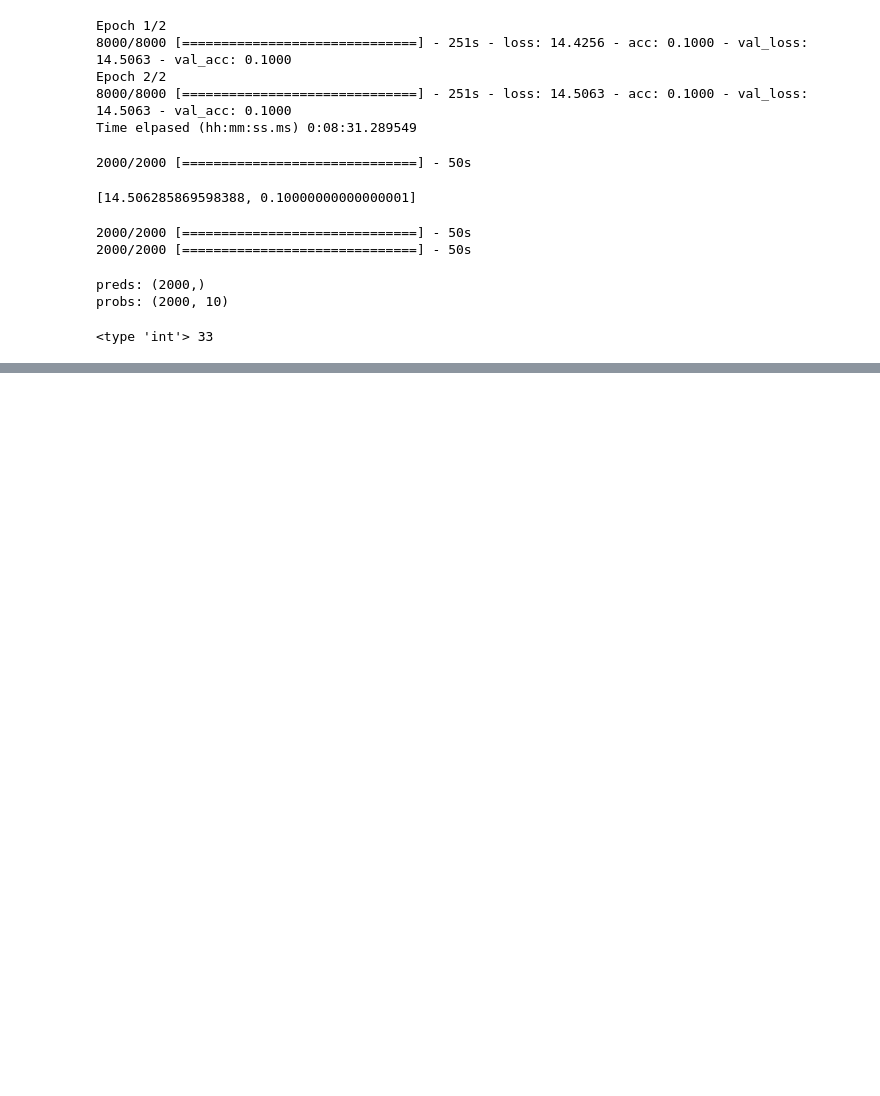
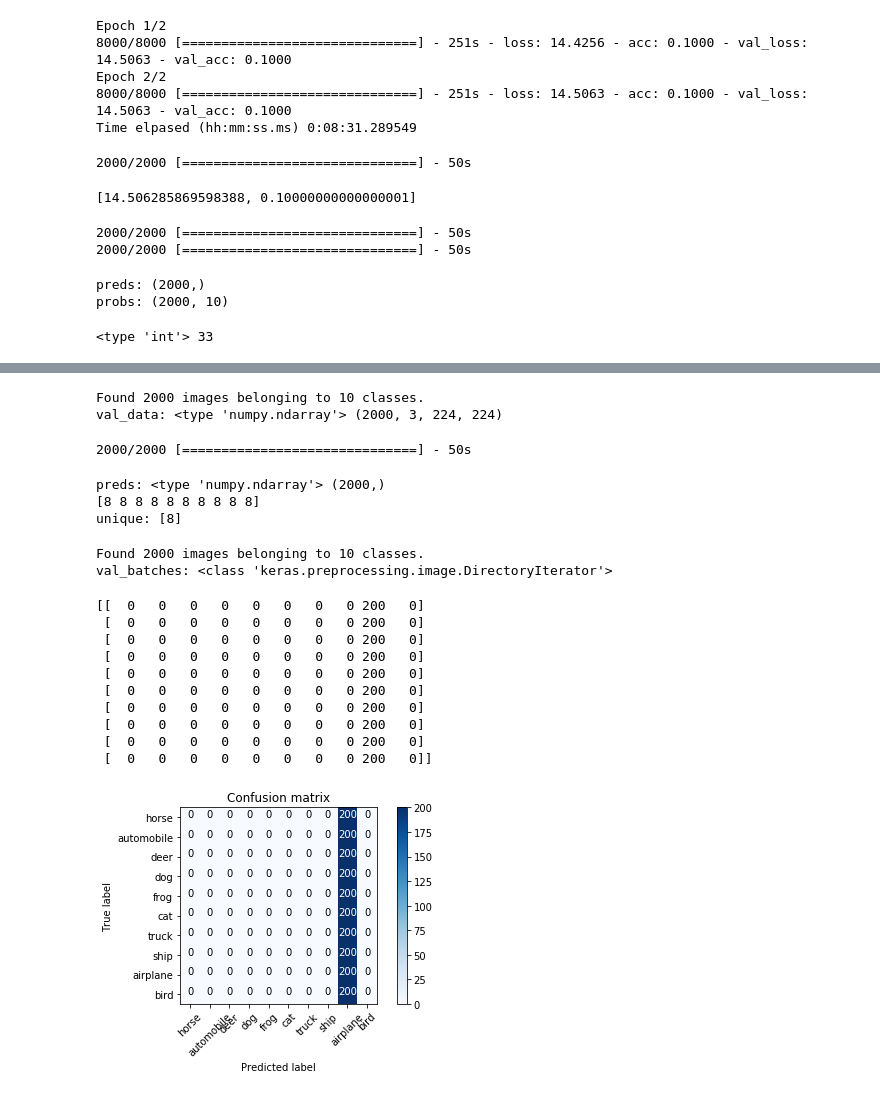
Before and after one commit to aspiringguru/fastai_bmt_reworking, a Jupyter notebook: Kaggle-CIFAR-10/CIFAR-10_part2_reworked.ipynb, the cells around one changed output, grey strips where cells are left out. Saved outputs shown, nothing was run; the diff lists cells and outputs as text; code cells hidden in the pictures; blank space fills up the shorter version.

```diff
--- a/Kaggle-CIFAR-10/CIFAR-10_part2_reworked.ipynb
+++ b/Kaggle-CIFAR-10/CIFAR-10_part2_reworked.ipynb
@@ -463,0 +486,41 @@ def fit_model(model, batches, val_batches, nb_epoch=1):
+# %%
+val_data = get_data(DATA_WORKING+'valid')
+
+print ("val_data:", type(val_data), val_data.shape)
+# %% [output]
+Found 2000 images belonging to 10 classes.
+val_data: <type 'numpy.ndarray'> (2000, 3, 224, 224)
+# %%
+preds = model.predict_classes(val_data, batch_size=batch_size)
+# %% [output]
+2000/2000 [==============================] - 50s
+# %%
+print ("preds:", type(preds), preds.shape)
+print (preds[0:10])
+print ("unique:", np.unique(preds))
+# %% [output]
+preds: <type 'numpy.ndarray'> (2000,)
+[8 8 8 8 8 8 8 8 8 8]
+unique: [8]
+# %%
+val_batches = get_batches(DATA_WORKING+'valid/', shuffle=False, batch_size=1)
+print ("val_batches:", type(val_batches))
+# %% [output]
+Found 2000 images belonging to 10 classes.
+val_batches: <class 'keras.preprocessing.image.DirectoryIterator'>
+# %%
+cm = confusion_matrix(val_classes, preds)
+# %%
+plot_confusion_matrix(cm, val_batches.class_indices)
+# %% [output]
+[[  0   0   0   0   0   0   0   0 200   0]
+ [  0   0   0   0   0   0   0   0 200   0]
+ [  0   0   0   0   0   0   0   0 200   0]
+ [  0   0   0   0   0   0   0   0 200   0]
+ [  0   0   0   0   0   0   0   0 200   0]
+ [  0   0   0   0   0   0   0   0 200   0]
+ [  0   0   0   0   0   0   0   0 200   0]
+ [  0   0   0   0   0   0   0   0 200   0]
+ [  0   0   0   0   0   0   0   0 200   0]
+ [  0   0   0   0   0   0   0   0 200   0]]
+[figure, added]
```
Also changed, not shown: parts of 10 cells of this notebook, 6 other files.
